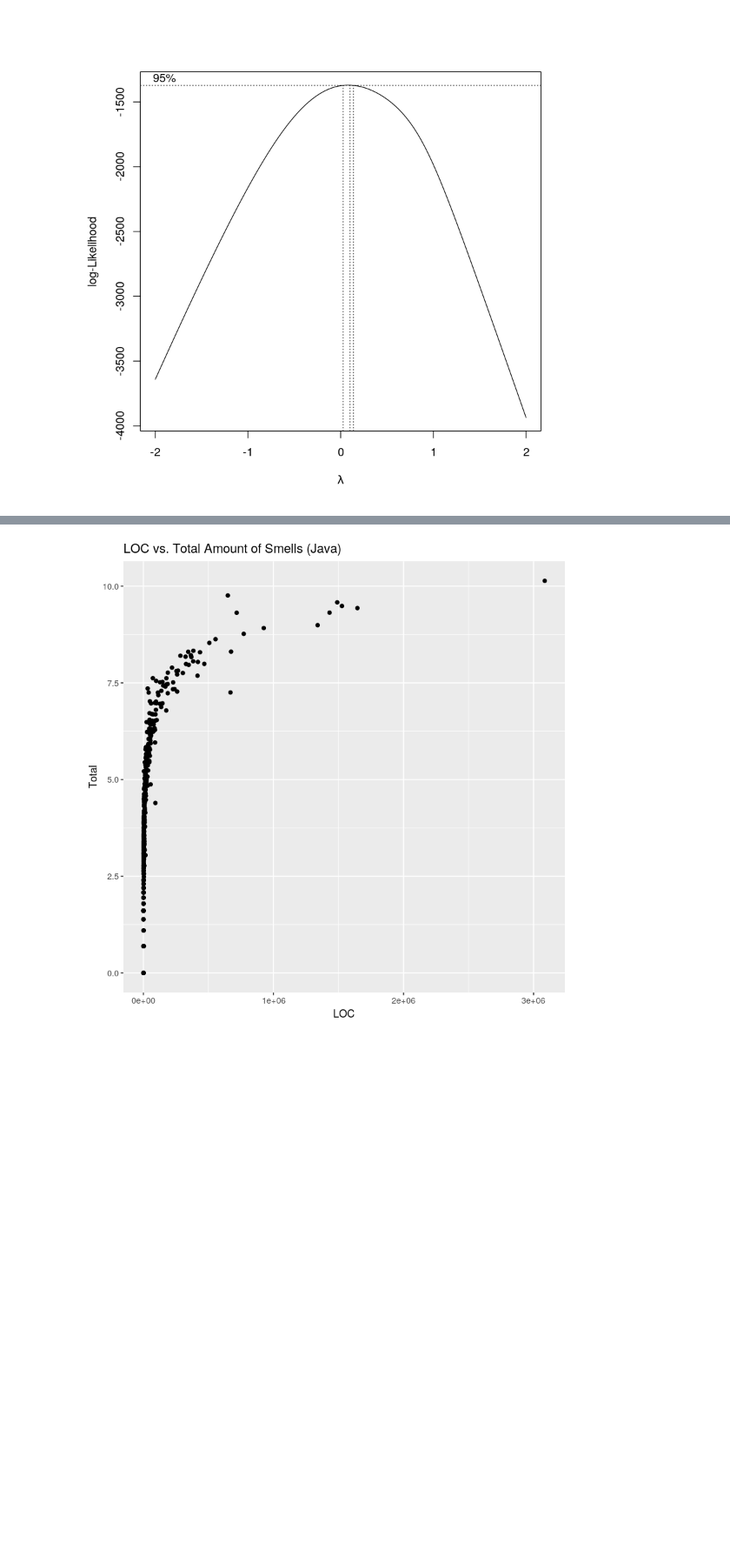
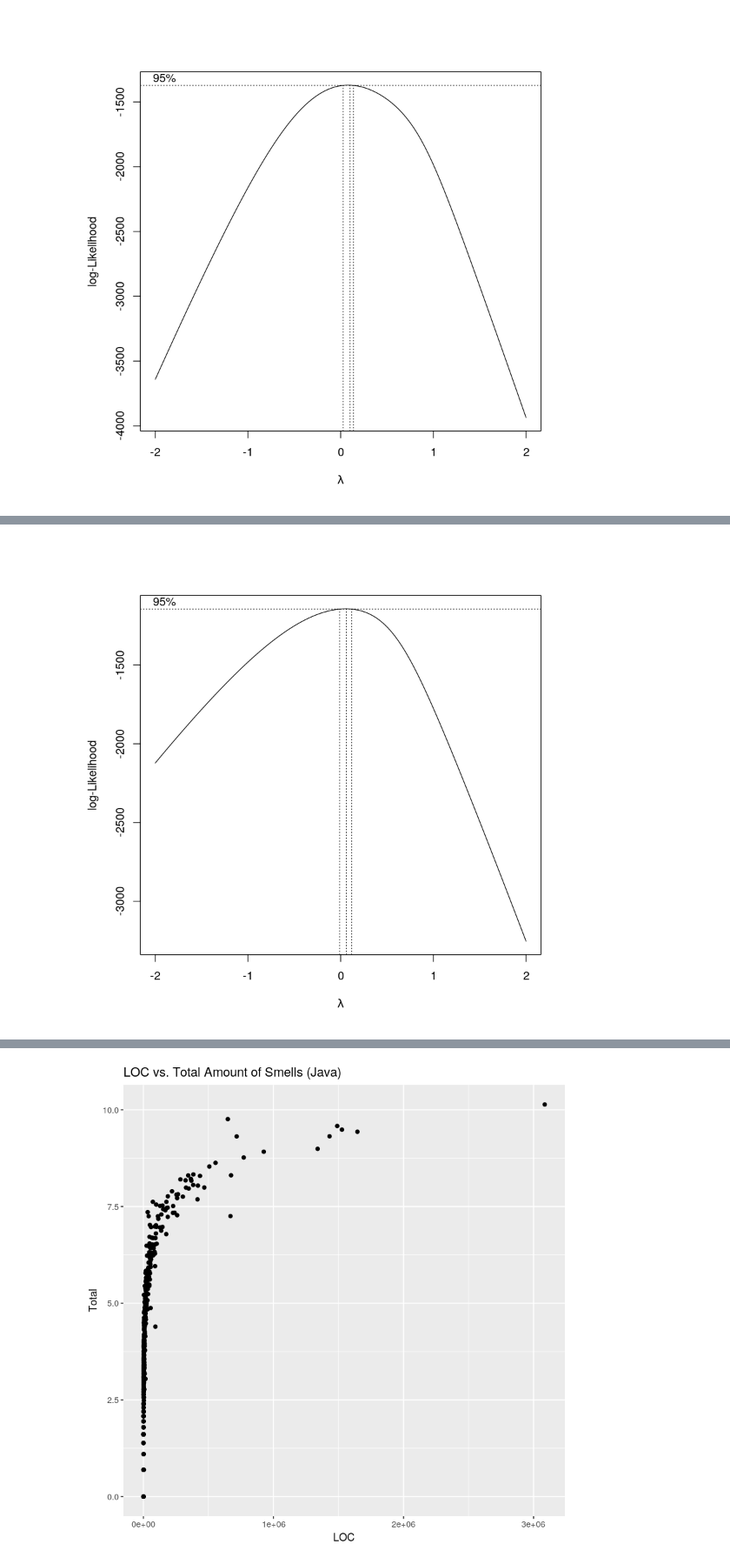
Before and after one commit to SimonHellbrueck/BT_Repository_Mining, a Jupyter notebook: regressiondiagnostics.ipynb, the cells around one changed output, grey strips where cells are left out. Shown at 87% size. Drawn from its saved outputs; the diff is of its cells as text; code cells hidden in the pictures; blank space fills up the shorter version.

```diff
--- a/regressiondiagnostics.ipynb
+++ b/regressiondiagnostics.ipynb
@@ -95,4 +95,5 @@ plot(polynomial_fit)
 library('MASS')
 # %%
 df_java_projects_training <- df_java_projects_training[df_java_projects_training$Total != 0, ]
+df_kotlin_projects_training <- df_kotlin_projects_training[df_kotlin_projects_training$Total != 0, ]
 # %%
@@ -132,0 +126,4 @@ ggplot2.scatterplot(data=df_java_projects_training, xName='LOC',yName='Total',
+# %%
+b_kotlin=boxcox(Total ~ LOC, data=df_kotlin_projects_training)
+# %% [output]
+[figure, added]
```
Also changed, not shown: parts of 30 cells of this notebook.
